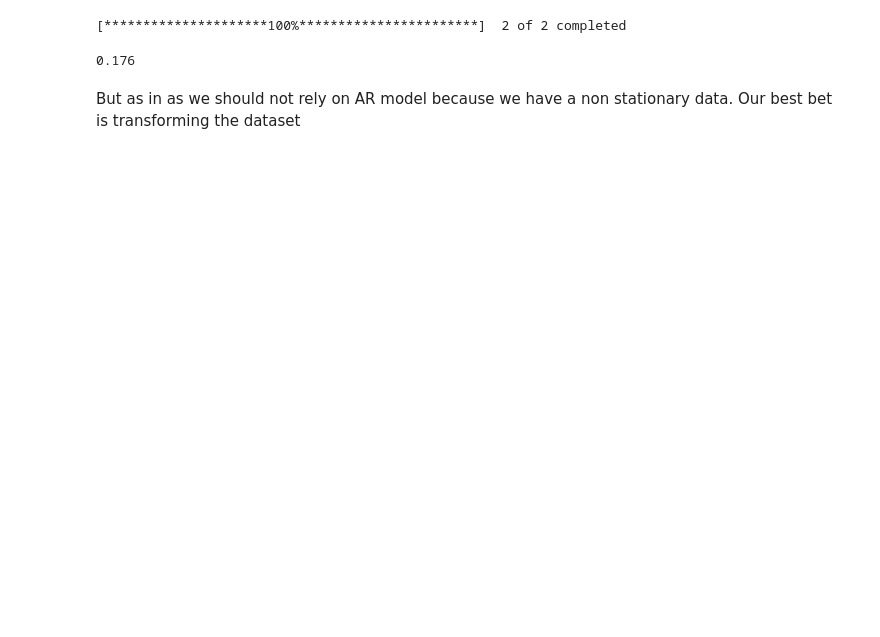
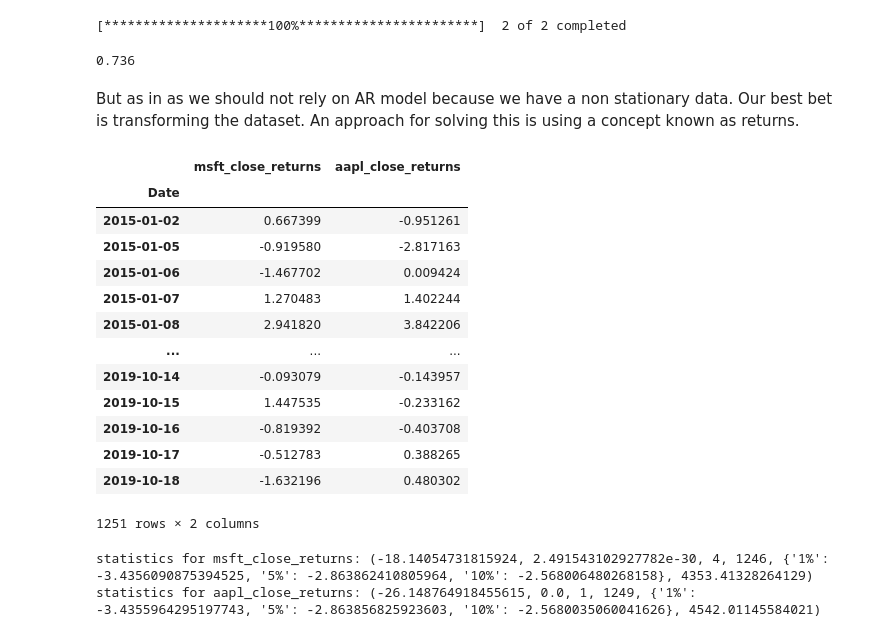
Before and after one commit to amunamun07/lf_minor_project_3, a Jupyter notebook: src/time_series.ipynb, the cells around one changed output. Cells and saved outputs as stored; diff of their text form; code cells hidden in the pictures; blank space fills up the shorter version.

```diff
--- a/src/time_series.ipynb
+++ b/src/time_series.ipynb
@@ -164,10 +163,10 @@ class Model:
         for df in self.df_train.columns:
             ar_model = ARMA(self.df_train[df], order=order)
             result_of_ar_model = ar_model.fit()
+            model_list.append(result_of_ar_model)
             if display_summary:
                 print("\n\n\n\n"+df)
                 print(result_of_ar_model.summary())
-            model_list.append(result_of_ar_model)
         return model_list
 
 
@@ -180,12 +179,39 @@ if __name__ == "__main__":
     By observation, Seems like for column msft_close, we can consider lag of 4.
     While for column aapl_close,  we can consider lag of 3.
     """
-    model_list_1 = model.auto_regression_model(order=(1, 0), display_summary=False)
-    model_list_2 = model.auto_regression_model(order=(1, 0), display_summary=False)
+    model_list_1 = model.auto_regression_model(order=(3, 0), display_summary=False)
+    model_list_2 = model.auto_regression_model(order=(4, 0), display_summary=False)
     result = test.log_likelihood_test(model_list_1, model_list_2, index_of_model_list=1, DF=1)
     print(result)
 # %% [output]
-0.176
+0.736
-# %% [markdown]
-But as in as we should not rely on AR model because we have a non stationary data.
-Our best bet is transforming the dataset
+# %% [markdown]
+But as in as we should not rely on AR model because we have a non stationary data.
+Our best bet is transforming the dataset. An approach for solving this is using a concept known as returns.
+# %%
+df_returns = pd.DataFrame()
+for df in df_train.columns:
+    df_returns["{}_returns".format(df)] = df_train[df].pct_change(1).mul(100)
+    df_returns = df_returns.iloc[1:]
+df_returns
+# %% [output]
+|  | msft_close_returns | aapl_close_returns |
+| Date |  |  |
+| 2015-01-02 | 0.667399 | -0.951261 |
+| 2015-01-05 | -0.919580 | -2.817163 |
+| 2015-01-06 | -1.467702 | 0.009424 |
+| 2015-01-07 | 1.270483 | 1.402244 |
+| 2015-01-08 | 2.941820 | 3.842206 |
+| ... | ... | ... |
+| 2019-10-14 | -0.093079 | -0.143957 |
+| 2019-10-15 | 1.447535 | -0.233162 |
+| 2019-10-16 | -0.819392 | -0.403708 |
+| 2019-10-17 | -0.512783 | 0.388265 |
+| 2019-10-18 | -1.632196 | 0.480302 |
+1251 rows × 2 columns
+# %%
+eda = EDA(df_returns)
+eda.stationarity_check()
+# %% [output]
+statistics for msft_close_returns: (-18.14054731815924, 2.491543102927782e-30, 4, 1246, {'1%': -3.4356090875394525, '5%': -2.863862410805964, '10%': -2.568006480268158}, 4353.41328264129)
+statistics for aapl_close_returns: (-26.148764918455615, 0.0, 1, 1249, {'1%': -3.4355964295197743, '5%': -2.863856825923603, '10%': -2.5680035060041626}, 4542.01145584021)
```
Also changed, not shown: parts of 7 cells of this notebook, 9 other files.
